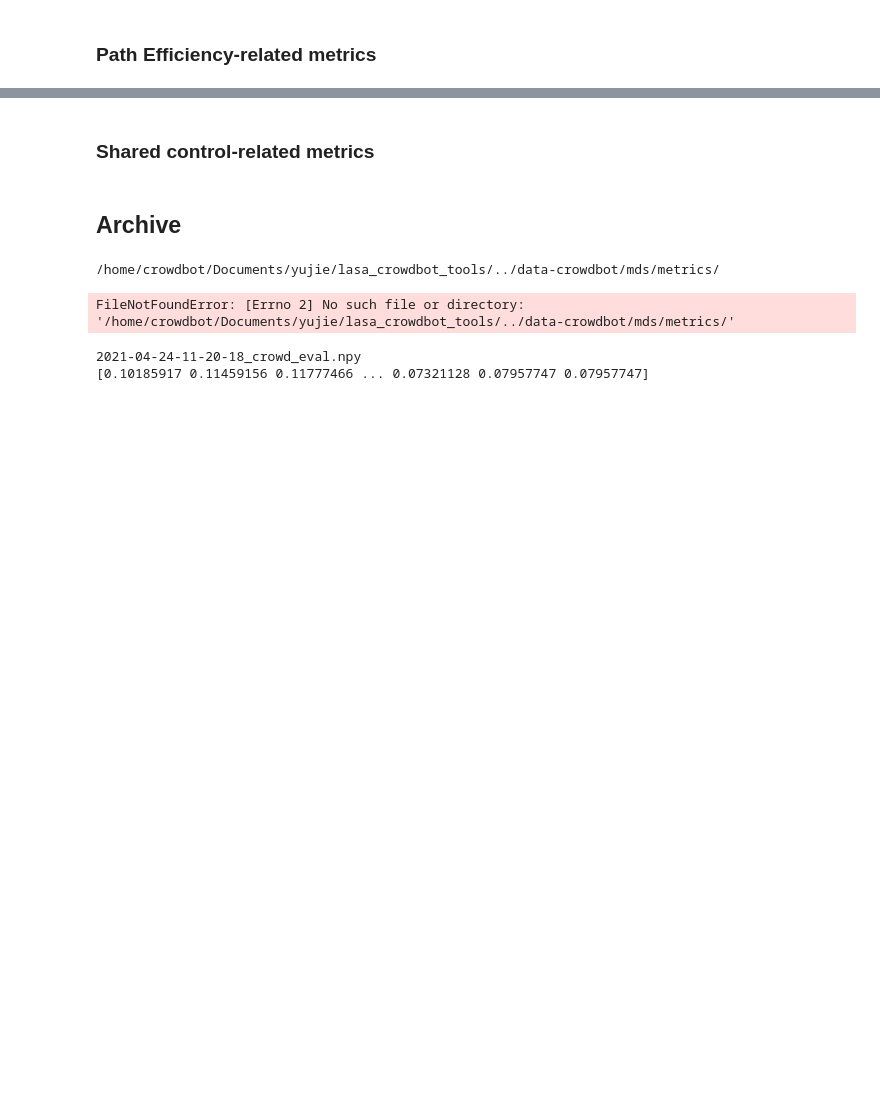
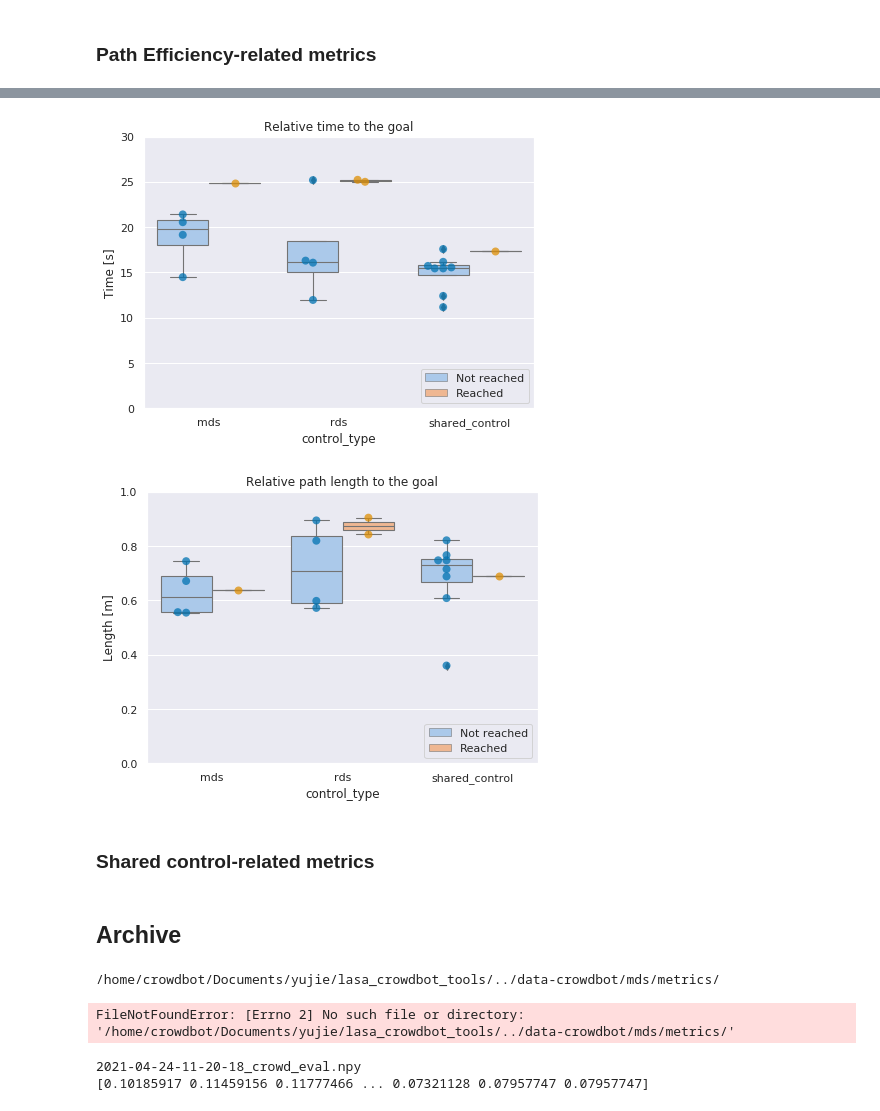
Before and after one commit to epfl-lasa/crowdbot-evaluation-tools, a Jupyter notebook: notebooks/comprehensive_eval.ipynb, the cells around one changed output, grey strips where cells are left out. Cells and saved outputs as stored; diff of their text form; code cells hidden in the pictures; blank space fills up the shorter version.

```diff
--- a/notebooks/comprehensive_eval.ipynb
+++ b/notebooks/comprehensive_eval.ipynb
@@ -228,3 +346,36 @@ boxplot(axes = axes3,
+# %%
+path_fig1, path_axes1 = plt.subplots(figsize=(7, 5))
+
+categorical_plot(
+    axes=path_axes1,
+    df=path_metrics_df,
+    metric='rel_duration2goal',
+    catogory='control_type',
+    title='Relative time to the goal',
+    ylabel='Time [s]',
+    ylim=[0.0, 30.0],
+    lgd_labels=['Not reached', 'Reached'],
+    group='goal_reached',
+    kind='box',
+)
+
+path_fig2, path_axes2 = plt.subplots(figsize=(7, 5))
+
+categorical_plot(
+    axes=path_axes2,
+    df=path_metrics_df,
+    metric='rel_path_length2goal',
+    catogory='control_type',
+    title='Relative path length to the goal',
+    ylabel='Length [m]',
+    ylim=[0.0, 1.0],
+    lgd_labels=['Not reached', 'Reached'],
+    group='goal_reached',
+    kind='box',
+)
+# %% [output]
+[figure, added]
+[figure, added]
 # %% [markdown]
 ### Shared control-related metrics
 # %% [markdown]
```
Also changed, not shown: parts of 12 cells of this notebook.
